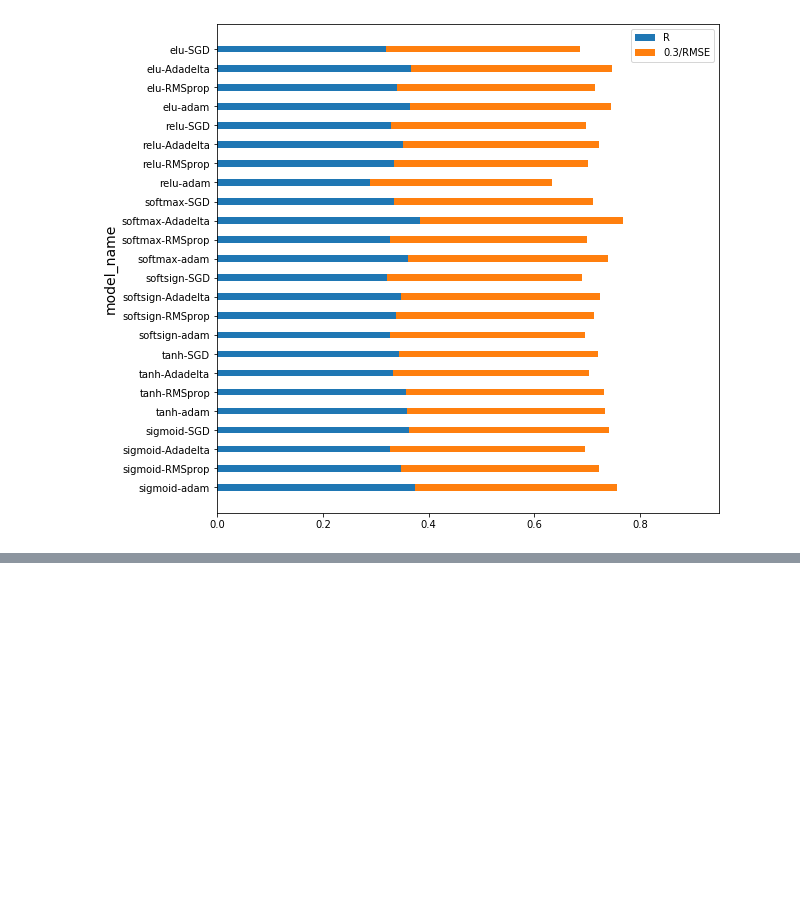
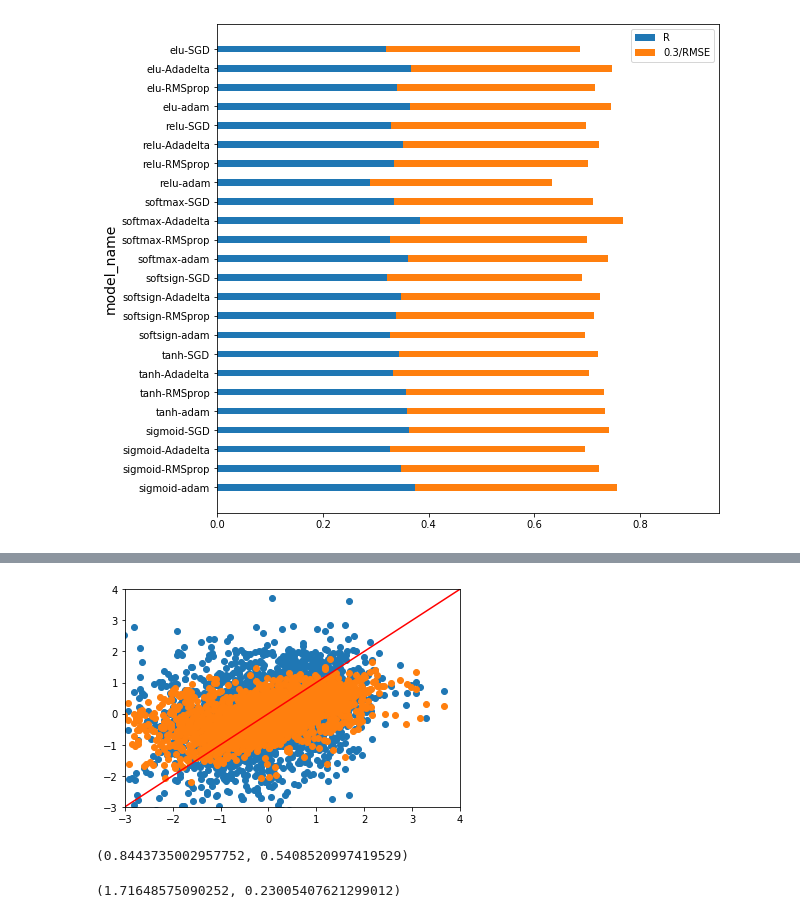
Before and after one commit to jinweiRao/MEng-Project, a Jupyter notebook: Test_regression.ipynb, the cells around one changed output, grey strips where cells are left out. Drawn from its saved outputs; the diff is of its cells as text; code cells hidden in the pictures; blank space fills up the shorter version.

```diff
--- a/Test_regression.ipynb
+++ b/Test_regression.ipynb
@@ -275,0 +289,15 @@ plot_result(M8_final)
+# %%
+model = baseline_model('relu','RMSprop',16)
+# %%
+benchmark = cv(stddata,model)
+# %%
+orginal = cv(data,model)
+# %%
+plt.scatter(x = benchmark[4]['truth'], y = (orginal[4]['prediction'] - np.mean(orginal[4]['prediction']))/orginal[4]['prediction'].std())
+plt.scatter(x = benchmark[4]['truth'], y = benchmark[4]['prediction'])
+plt.plot([-3,4],[-3,4],color = 'red')
+plt.ylim(-3,4)
+plt.xlim(-3,4)
+plt.show()
+# %% [output]
+[figure, added]
@@ -275,0 +316,8 @@ plot_result(M8_final)
+# %%
+cv_result(benchmark)
+# %% [output]
+(0.8443735002957752, 0.5408520997419529)
+# %%
+cv_result(orginal)
+# %% [output]
+(1.71648575090252, 0.23005407621299012)
```
Also changed, not shown: parts of 11 cells of this notebook.
